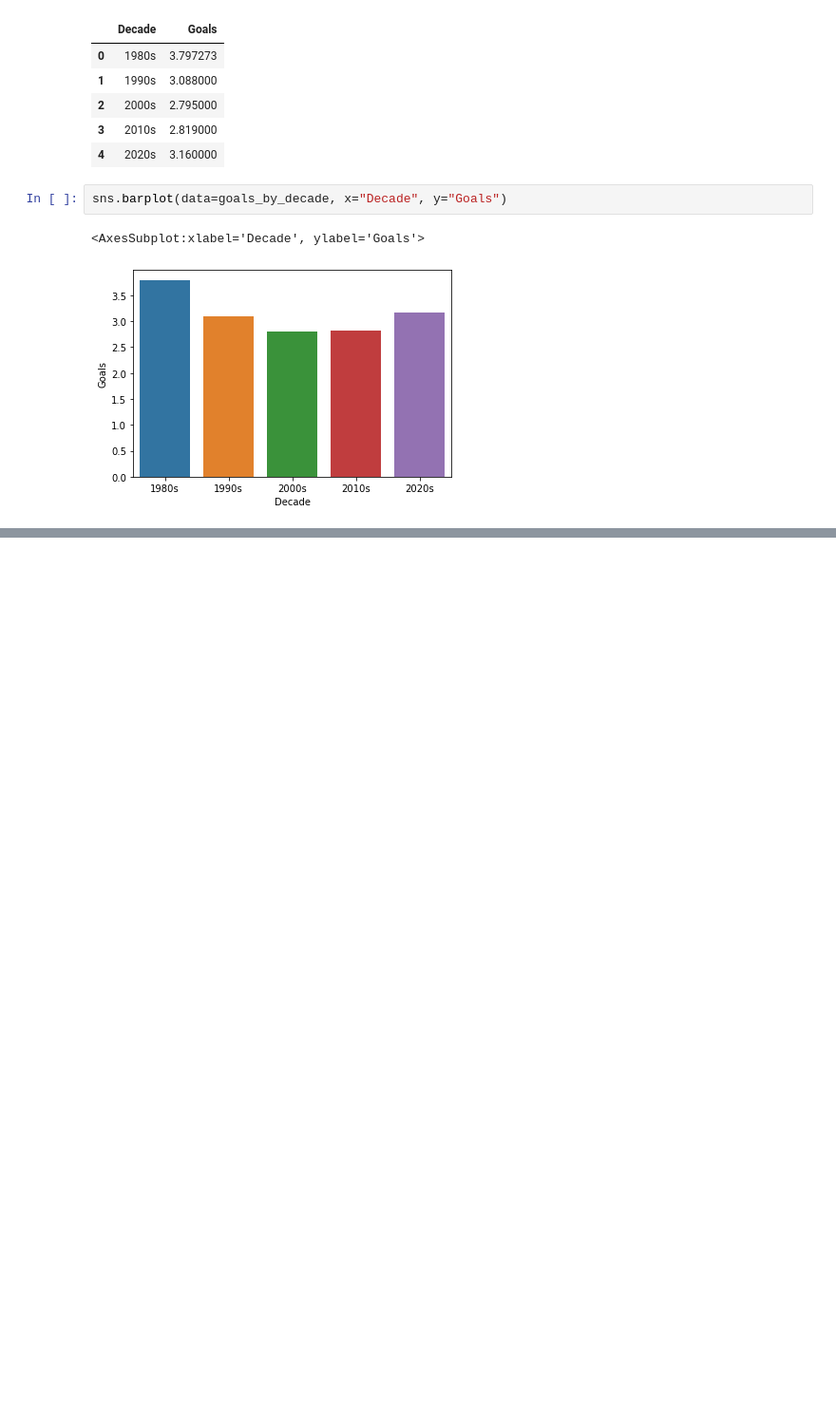
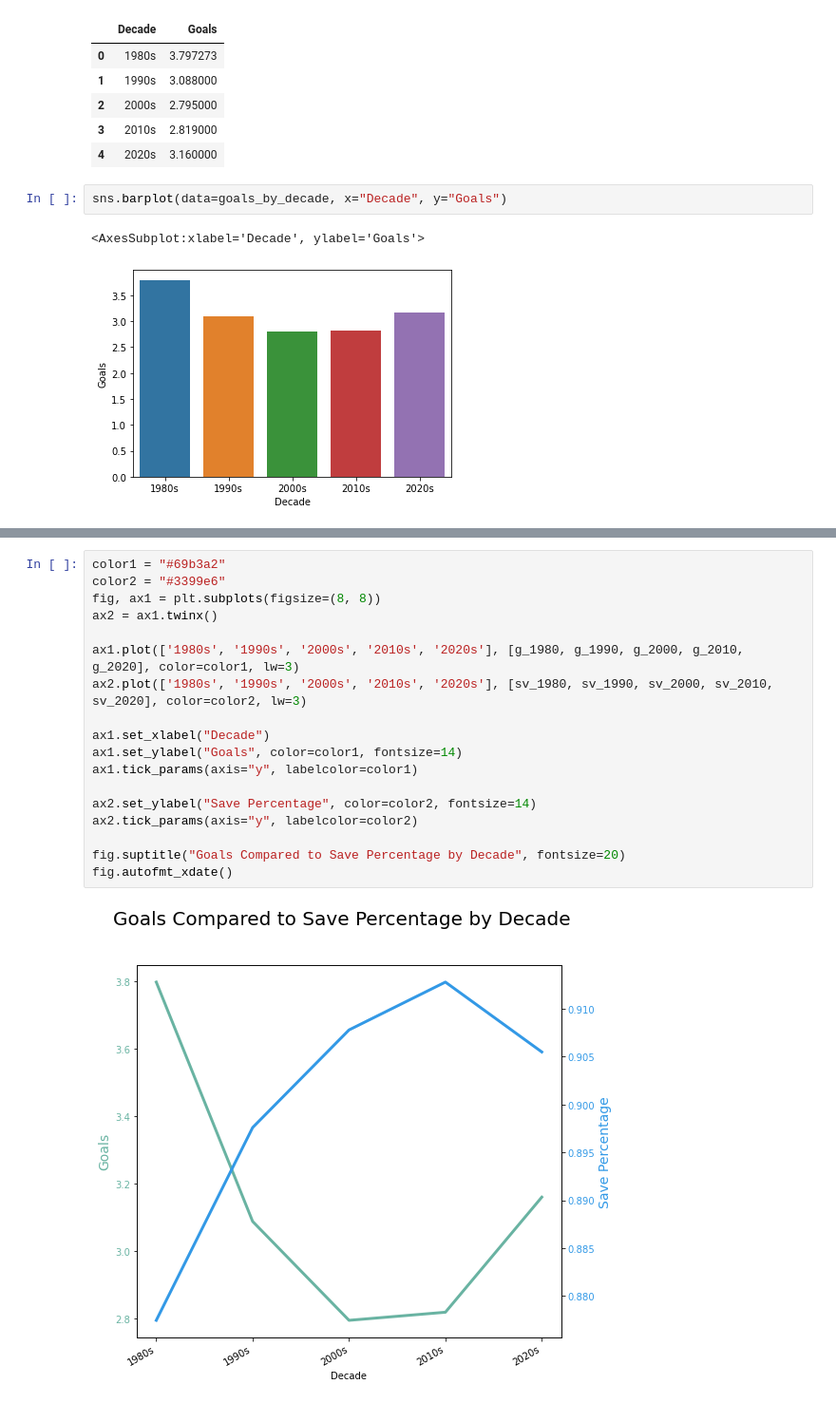
Before and after one commit to kmgreer405/kevin_da8_capstone, a Jupyter notebook: notebooks/capstone.ipynb, the cells around one changed output, grey strips where cells are left out. Shown at 95% size. Drawn from its saved outputs; the diff is of its cells as text; blank space fills up the shorter version.

```diff
--- a/notebooks/capstone.ipynb
+++ b/notebooks/capstone.ipynb
@@ -83,0 +120,20 @@ sns.barplot(data=goals_by_decade, x="Decade", y="Goals")
+# %%
+color1 = "#69b3a2"
+color2 = "#3399e6"
+fig, ax1 = plt.subplots(figsize=(8, 8))
+ax2 = ax1.twinx()
+
+ax1.plot(['1980s', '1990s', '2000s', '2010s', '2020s'], [g_1980, g_1990, g_2000, g_2010, g_2020], color=color1, lw=3)
+ax2.plot(['1980s', '1990s', '2000s', '2010s', '2020s'], [sv_1980, sv_1990, sv_2000, sv_2010, sv_2020], color=color2, lw=3)
+
+ax1.set_xlabel("Decade")
+ax1.set_ylabel("Goals", color=color1, fontsize=14)
+ax1.tick_params(axis="y", labelcolor=color1)
+
+ax2.set_ylabel("Save Percentage", color=color2, fontsize=14)
+ax2.tick_params(axis="y", labelcolor=color2)
+
+fig.suptitle("Goals Compared to Save Percentage by Decade", fontsize=20)
+fig.autofmt_xdate()
+# %% [output]
+[figure, added]
```
Also changed, not shown: parts of 4 cells of this notebook.
